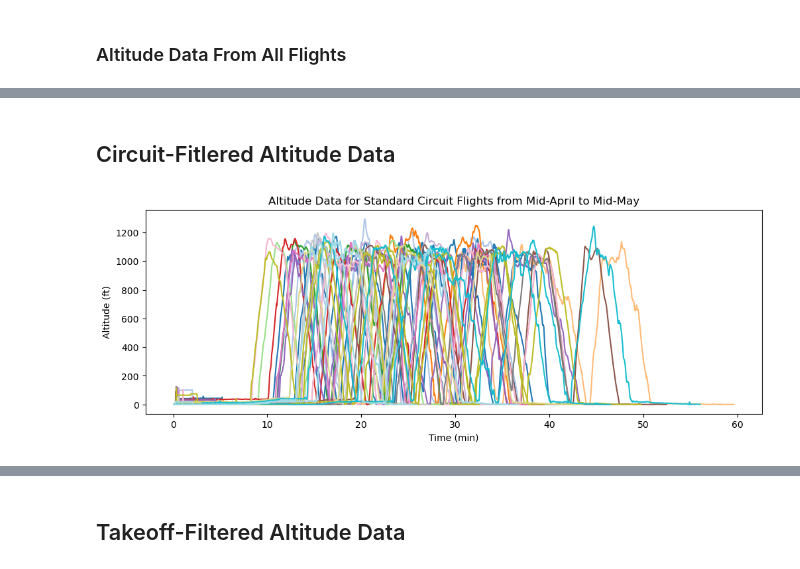
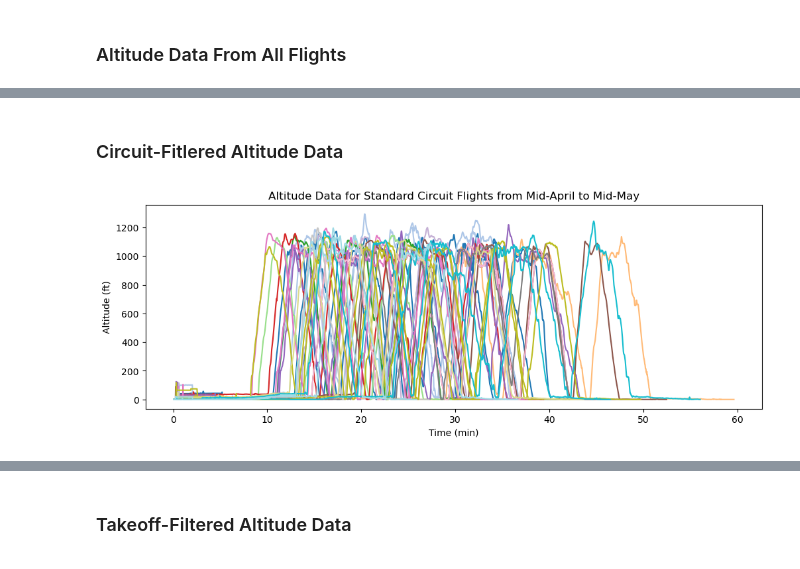
Before and after one commit to NathanL15/BatteryDataAnalysis, a Jupyter notebook: Waterloo-Takeoff-Climb.ipynb, the cells around one changed output, grey strips where cells are left out. Saved outputs shown, nothing was run; the diff lists cells and outputs as text; code cells hidden in the pictures.

```diff
--- a/Waterloo-Takeoff-Climb.ipynb
+++ b/Waterloo-Takeoff-Climb.ipynb
@@ -72,17 +76,17 @@ Wall time: 528 ms
 # %% [markdown]
-## Circuit-Fitlered Altitude Data
+### Circuit-Fitlered Altitude Data
 # %%
 %%time
 colormap = plt.colormaps['tab20']
 plt.figure(figsize=(12, 4))
 for i, subfolder in enumerate(subfolders):
-    if df_power["alt"][i].max() < 1400:
+    if df_power["alt"][i].max() < 1300:
         plt.plot(df_power["time"][i], df_power["alt"][i],color=colormap(i / total_subfolders))
 
 
 plt.xlabel('Time (min)')
 plt.ylabel('Altitude (ft)')
 plt.title('Altitude Data for Standard Circuit Flights from Mid-April to Mid-May')
 plt.show()
 # %% [output]
-[figure, old version]
+[figure, new version]
@@ -91,5 +95,5 @@ Wall time: 413 ms
 # %% [markdown]
-## Takeoff-Filtered Altitude Data
+### Takeoff-Filtered Altitude Data
 # %%
 %%time
 cell_diff = 20
```
Also changed, not shown: parts of 13 cells of this notebook, 1 other file.
